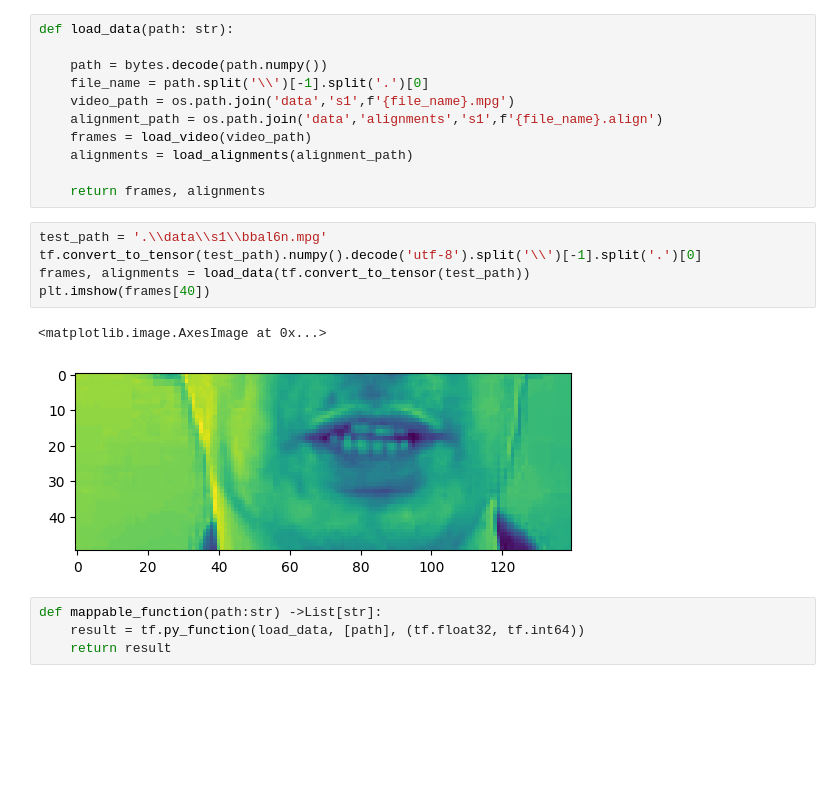
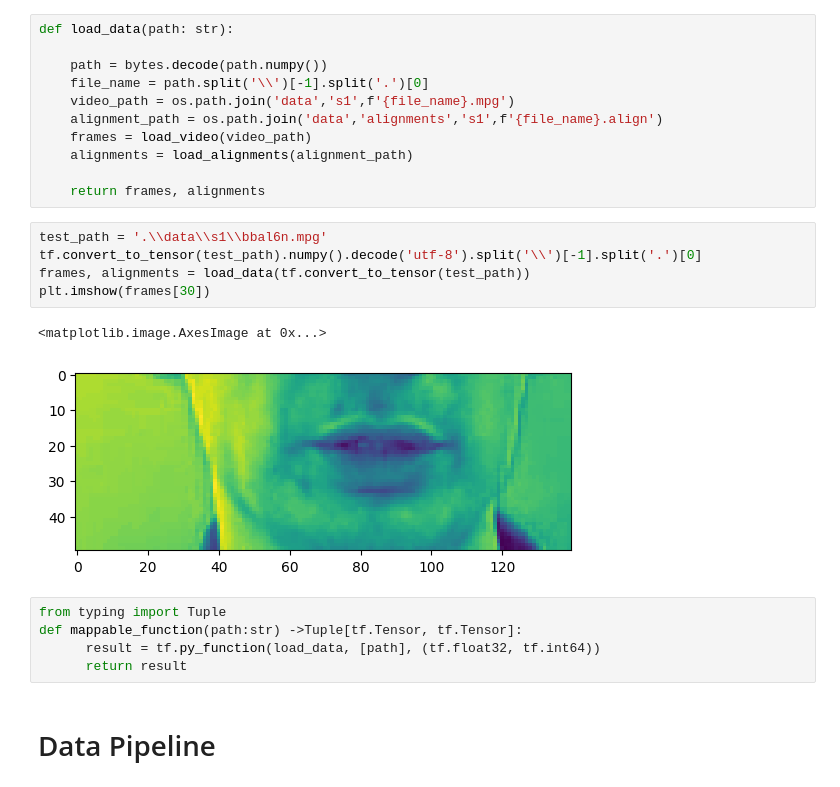
Before and after one commit to Manas103/ML-Lip-Reading-Model, a Jupyter notebook: Lip_Reading_ML_Model.ipynb, the cells around one changed output. Drawn from its saved outputs; the diff is of its cells as text; blank space fills up the shorter version.

Commit message:
Set up a TensorFlow Data Pipeline

```diff
--- a/Lip_Reading_ML_Model.ipynb
+++ b/Lip_Reading_ML_Model.ipynb
@@ -138,12 +138,15 @@ def load_data(path: str):
 # %%
 test_path = '.\\data\\s1\\bbal6n.mpg'
 tf.convert_to_tensor(test_path).numpy().decode('utf-8').split('\\')[-1].split('.')[0]
 frames, alignments = load_data(tf.convert_to_tensor(test_path))
-plt.imshow(frames[40])
+plt.imshow(frames[30])
 # %% [output]
 <matplotlib.image.AxesImage at 0x...>
-[figure, old version]
+[figure, new version]
 # %%
-def mappable_function(path:str) ->List[str]:
-    result = tf.py_function(load_data, [path], (tf.float32, tf.int64))
-    return result
+from typing import Tuple
+def mappable_function(path:str) ->Tuple[tf.Tensor, tf.Tensor]:
+      result = tf.py_function(load_data, [path], (tf.float32, tf.int64))
+      return result
+# %% [markdown]
+# Data Pipeline
```
Also changed, not shown: parts of 3 cells of this notebook.
